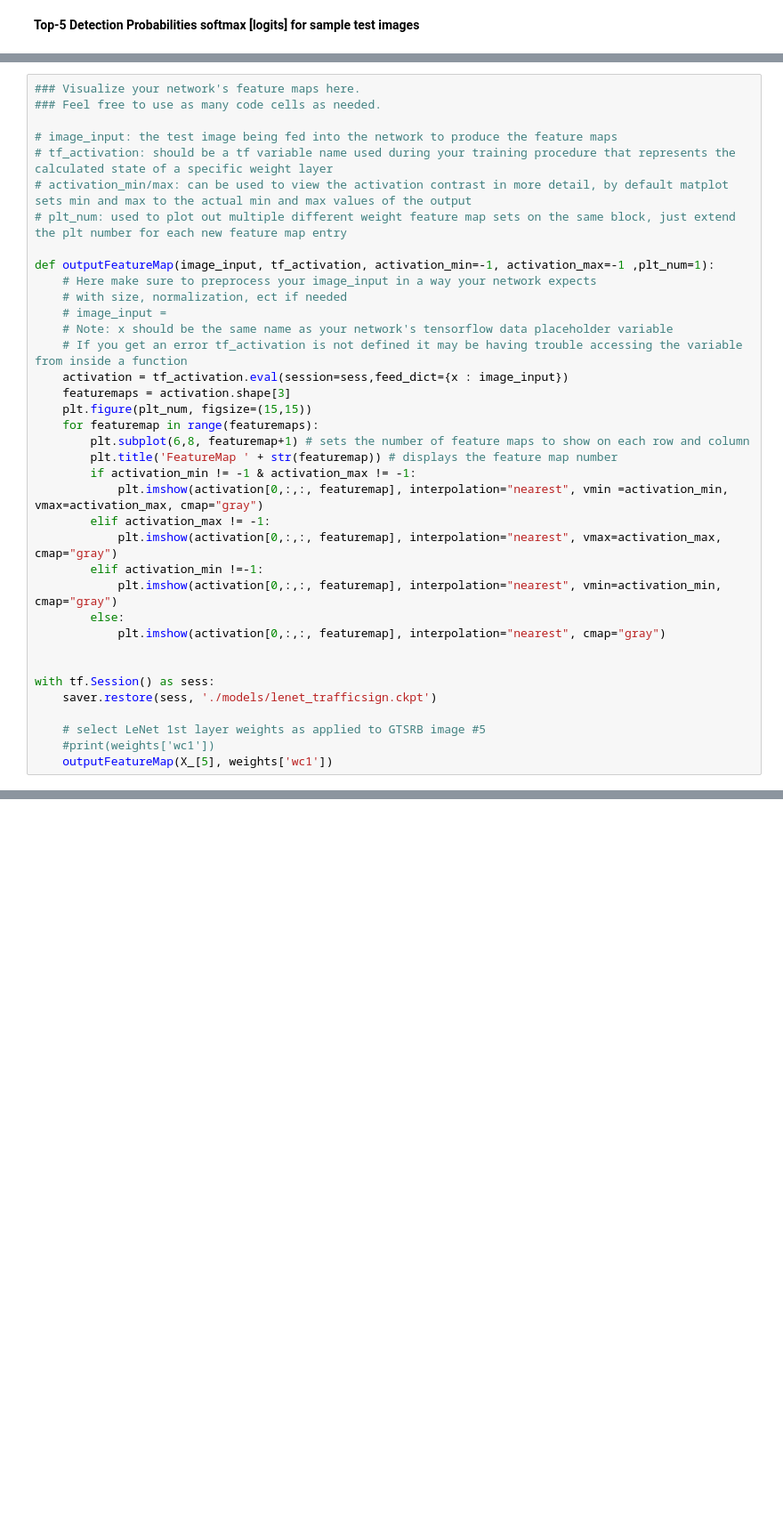
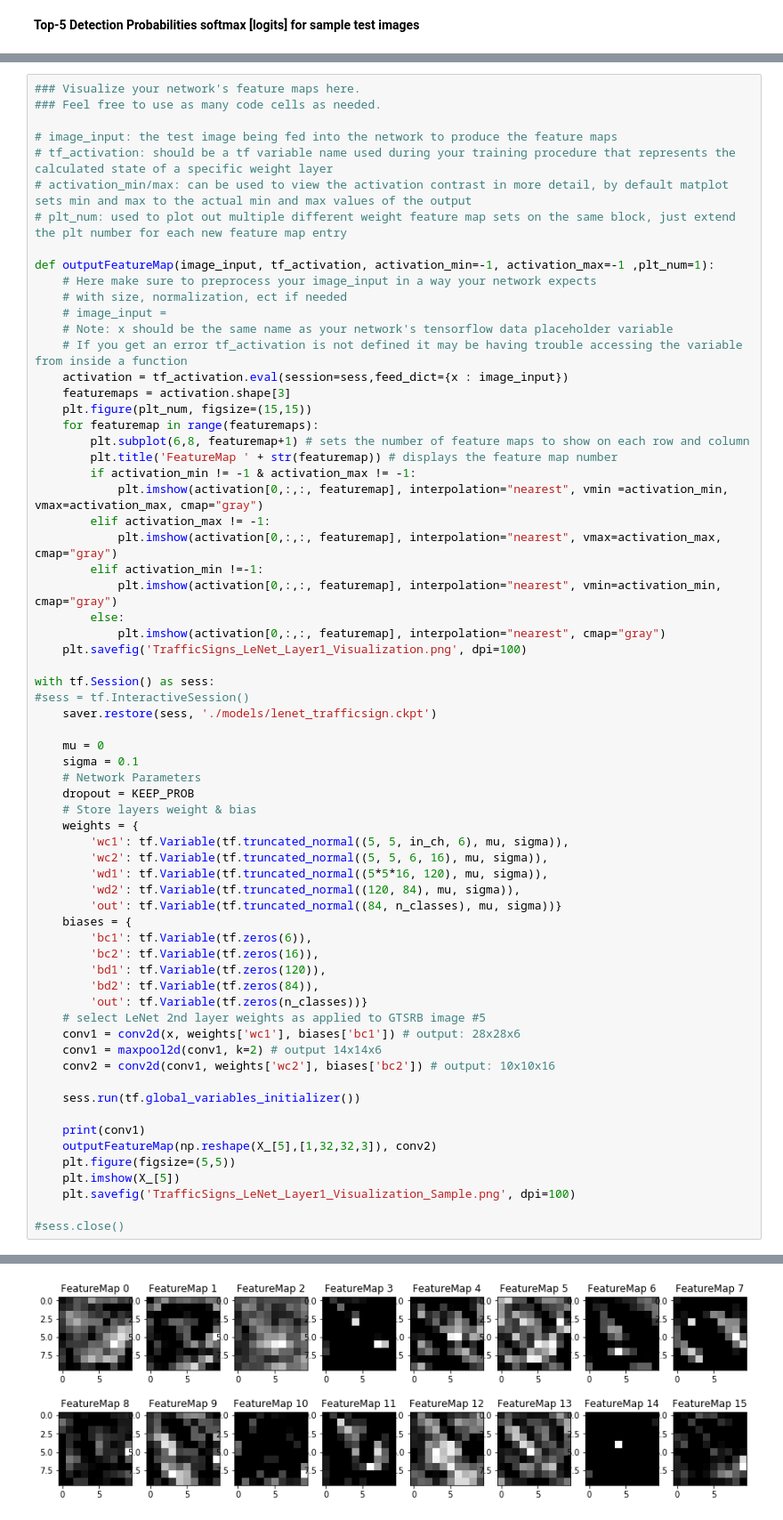
Before and after one commit to sumantparanjpe/CarND_P3_TrafficSignClassifier, a Jupyter notebook: Traffic_Sign_Classifier--LeNet_Classifier.ipynb, the cells around one changed output, grey strips where cells are left out. Shown at 89% size. Cells and saved outputs as stored; diff of their text form; blank space fills up the shorter version.

```diff
--- a/Traffic_Sign_Classifier--LeNet_Classifier.ipynb
+++ b/Traffic_Sign_Classifier--LeNet_Classifier.ipynb
@@ -941,13 +946,42 @@ def outputFeatureMap(image_input, tf_activation, activation_min=-1, activation_m
             plt.imshow(activation[0,:,:, featuremap], interpolation="nearest", vmin=activation_min, cmap="gray")
         else:
             plt.imshow(activation[0,:,:, featuremap], interpolation="nearest", cmap="gray")
-
+    plt.savefig('TrafficSigns_LeNet_Layer1_Visualization.png', dpi=100)
 
 with tf.Session() as sess:
+#sess = tf.InteractiveSession()
     saver.restore(sess, './models/lenet_trafficsign.ckpt')
 
-    # select LeNet 1st layer weights as applied to GTSRB image #5
-    #print(weights['wc1'])
-    outputFeatureMap(X_[5], weights['wc1'])
+    mu = 0
+    sigma = 0.1
+    # Network Parameters
+    dropout = KEEP_PROB
+    # Store layers weight & bias
+    weights = {
+        'wc1': tf.Variable(tf.truncated_normal((5, 5, in_ch, 6), mu, sigma)),
+        'wc2': tf.Variable(tf.truncated_normal((5, 5, 6, 16), mu, sigma)),
+        'wd1': tf.Variable(tf.truncated_normal((5*5*16, 120), mu, sigma)),
+        'wd2': tf.Variable(tf.truncated_normal((120, 84), mu, sigma)),
+        'out': tf.Variable(tf.truncated_normal((84, n_classes), mu, sigma))}
+    biases = {
+        'bc1': tf.Variable(tf.zeros(6)),
+        'bc2': tf.Variable(tf.zeros(16)),
+        'bd1': tf.Variable(tf.zeros(120)),
+        'bd2': tf.Variable(tf.zeros(84)),
+        'out': tf.Variable(tf.zeros(n_classes))}
+    # select LeNet 2nd layer weights as applied to GTSRB image #5
+    conv1 = conv2d(x, weights['wc1'], biases['bc1']) # output: 28x28x6
+    conv1 = maxpool2d(conv1, k=2) # output 14x14x6
+    conv2 = conv2d(conv1, weights['wc2'], biases['bc2']) # output: 10x10x16
+
+    sess.run(tf.global_variables_initializer())
+
+    print(conv1)
+    outputFeatureMap(np.reshape(X_[5],[1,32,32,3]), conv2)
+    plt.figure(figsize=(5,5))
+    plt.imshow(X_[5])
+    plt.savefig('TrafficSigns_LeNet_Layer1_Visualization_Sample.png', dpi=100)
+
+#sess.close()
 # %% [output]
 INFO:tensorflow:Restoring parameters from ./models/lenet_trafficsign.ckpt
@@ -954,0 +989 @@ NameError: name 'weights' is not defined
+[figure, added]
```
Also changed, not shown: parts of 7 cells of this notebook, 26 other files.
